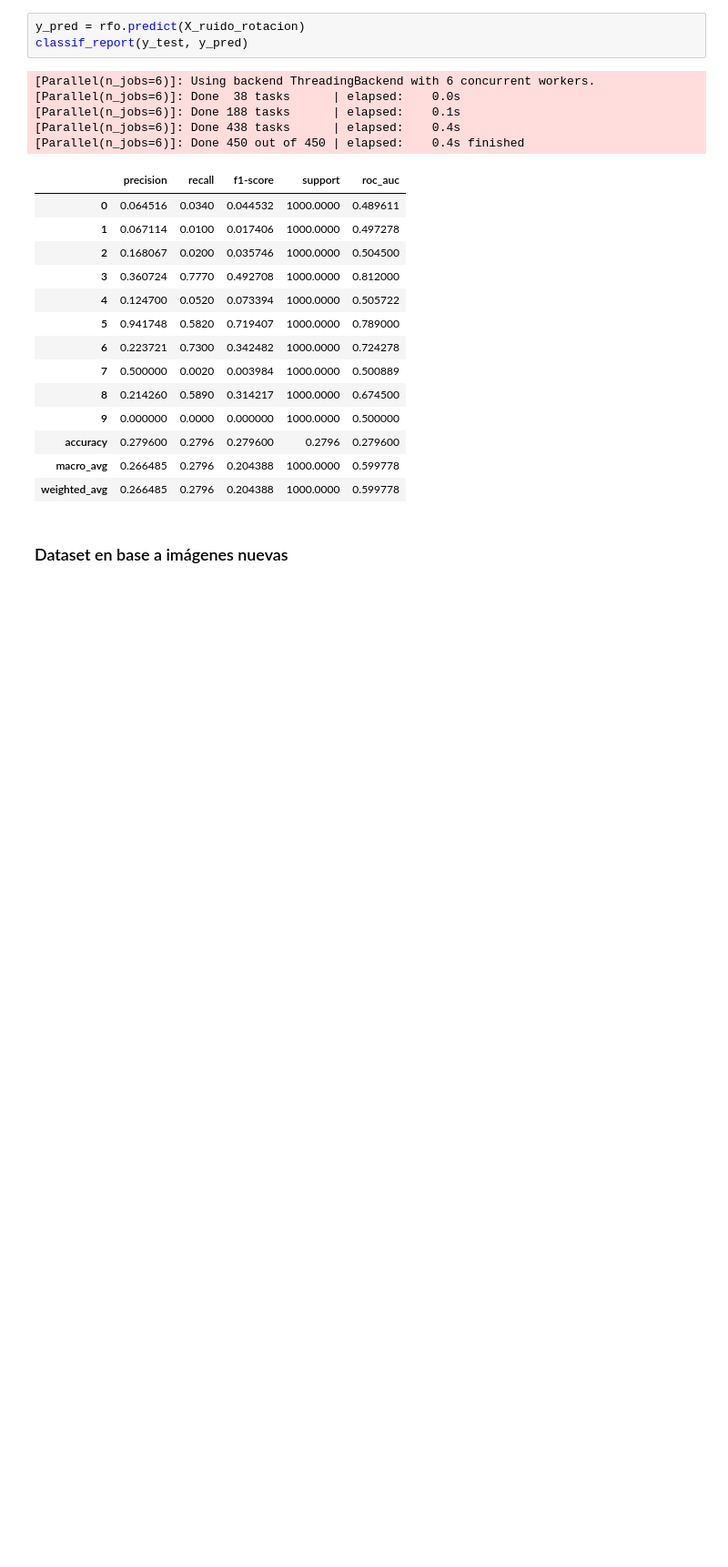
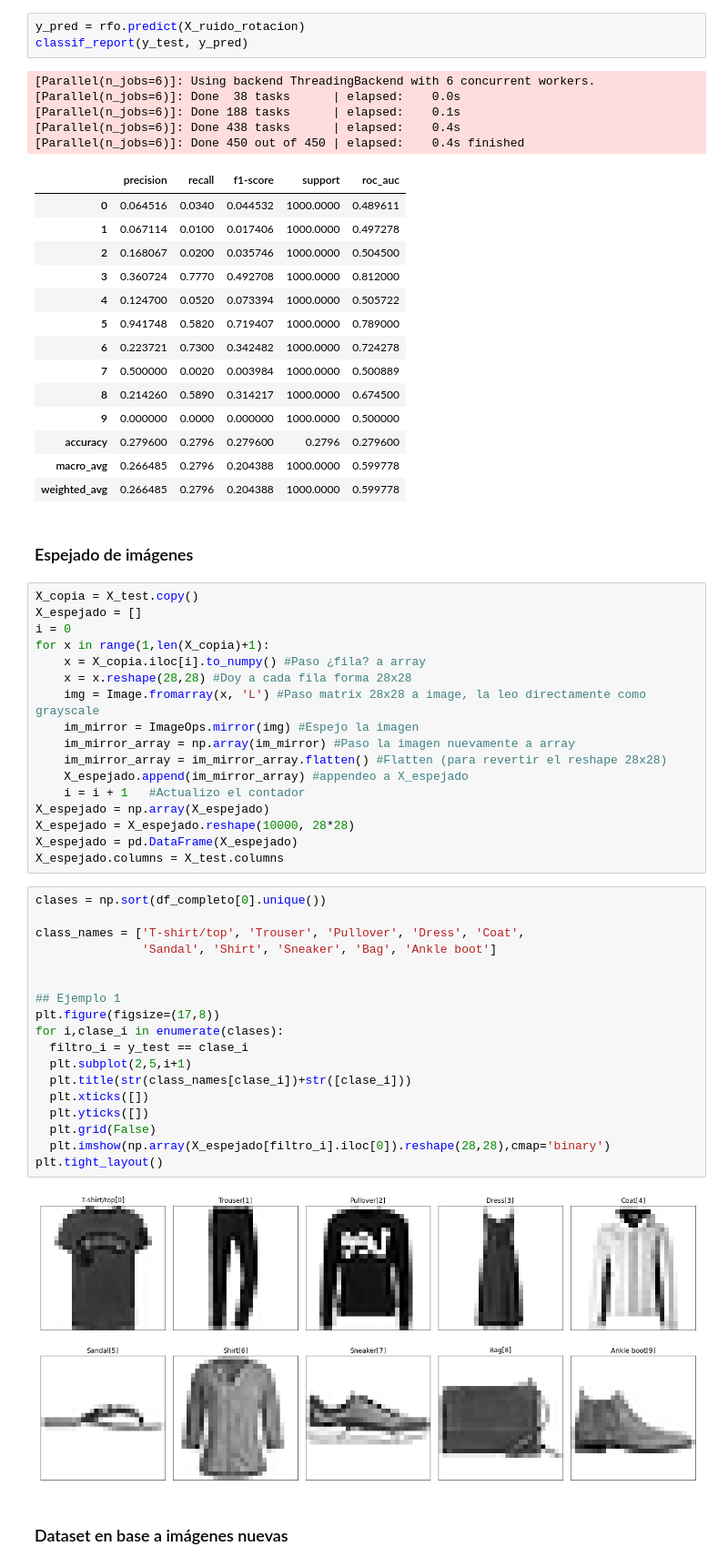
Before and after one commit to mcnanton/tp2AA, a Jupyter notebook: TP2AA.ipynb, the cells around one changed output. Shown at 91% size. Drawn from its saved outputs; the diff is of its cells as text; blank space fills up the shorter version.

Commit message:
Add ruido: dataset espejado

```diff
--- a/TP2AA.ipynb
+++ b/TP2AA.ipynb
@@ -1151,6 +1151,45 @@ classif_report(y_test, y_pred)
 | accuracy | 0.279600 | 0.2796 | 0.279600 | 0.2796 | 0.279600 |
 | macro_avg | 0.266485 | 0.2796 | 0.204388 | 1000.0000 | 0.599778 |
 | weighted_avg | 0.266485 | 0.2796 | 0.204388 | 1000.0000 | 0.599778 |
+# %% [markdown]
+### Espejado de imágenes
+# %%
+X_copia = X_test.copy()
+X_espejado = []
+i = 0
+for x in range(1,len(X_copia)+1):
+    x = X_copia.iloc[i].to_numpy() #Paso ¿fila? a array
+    x = x.reshape(28,28) #Doy a cada fila forma 28x28
+    img = Image.fromarray(x, 'L') #Paso matrix 28x28 a image, la leo directamente como grayscale
+    im_mirror = ImageOps.mirror(img) #Espejo la imagen
+    im_mirror_array = np.array(im_mirror) #Paso la imagen nuevamente a array
+    im_mirror_array = im_mirror_array.flatten() #Flatten (para revertir el reshape 28x28)
+    X_espejado.append(im_mirror_array) #appendeo a X_espejado
+    i = i + 1   #Actualizo el contador
+X_espejado = np.array(X_espejado)
+X_espejado = X_espejado.reshape(10000, 28*28)
+X_espejado = pd.DataFrame(X_espejado)
+X_espejado.columns = X_test.columns
+# %%
+clases = np.sort(df_completo[0].unique())
+
+class_names = ['T-shirt/top', 'Trouser', 'Pullover', 'Dress', 'Coat',
+               'Sandal', 'Shirt', 'Sneaker', 'Bag', 'Ankle boot']
+
+
+## Ejemplo 1
+plt.figure(figsize=(17,8))
+for i,clase_i in enumerate(clases):
+  filtro_i = y_test == clase_i
+  plt.subplot(2,5,i+1)
+  plt.title(str(class_names[clase_i])+str([clase_i]))
+  plt.xticks([])
+  plt.yticks([])
+  plt.grid(False)
+  plt.imshow(np.array(X_espejado[filtro_i].iloc[0]).reshape(28,28),cmap='binary')
+plt.tight_layout()
+# %% [output]
+[figure, added]
 # %% [markdown]
 ### Dataset en base a imágenes nuevas
 # %%
```
Also changed, not shown: parts of 1 cell of this notebook.
